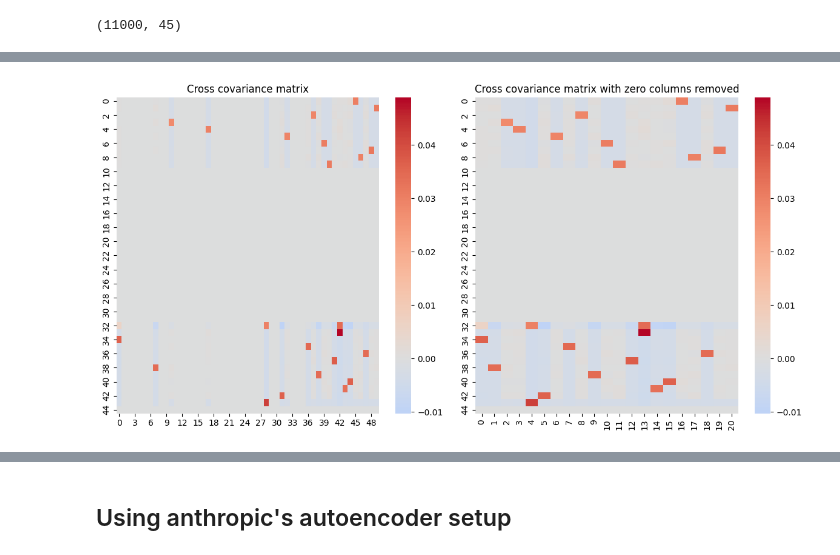
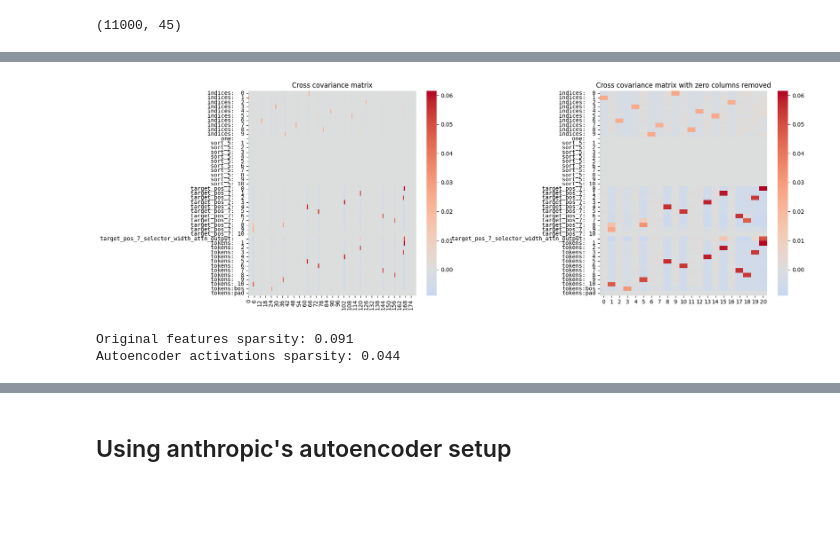
Before and after one commit to 0amp/feature_recovery, a Jupyter notebook: tracr/examples/ae_on_tracr.ipynb, the cells around one changed output, grey strips where cells are left out. Drawn from its saved outputs; the diff is of its cells as text; code cells hidden in the pictures; blank space fills up the shorter version.

```diff
--- a/tracr/examples/ae_on_tracr.ipynb
+++ b/tracr/examples/ae_on_tracr.ipynb
@@ -263,7 +274,7 @@ import torch.nn.functional as F
 torch_dataset = torch.tensor(post_attn_1, dtype=torch.float32)
 batch_size = 32
 
-train_set, test_set = torch.utils.data.random_split(post_attn_1, [5500, 5500])
+train_set, test_set = torch.utils.data.random_split(post_attn_1, [len(post_attn_1) // 2, len(post_attn_1) // 2])
 train_loader = torch.utils.data.DataLoader(train_set, batch_size=batch_size, shuffle=True)
 test_loader = torch.utils.data.DataLoader(test_set, batch_size=batch_size, shuffle=False)
 # %%
@@ -295,7 +306,8 @@ optimizer = torch.optim.Adam(ae.parameters(), lr=0.001)
 epochs = 100
 
 losses, recon_losses, sparsities, nnzs = [], [], [], []
-test_losses, test_recon_losses, test_sparsities, test_nnzs, test_acts = [], [], [], [], []
+test_losses, test_recon_losses, test_sparsities, test_nnzs = [], [], [], []
+effective_ranks = []
 
 pbar = tqdm(range(epochs))
 for epoch in pbar:
@@ -310,6 +322,7 @@ for epoch in pbar:
         sparsities.append(sparsity.item())
         nnzs.append(nnz.item())
 
+    test_acts = []
     with torch.no_grad():
         for batch in test_loader:
             test_loss, test_recon_loss, test_sparsity, test_nnz, test_act = ae.loss(batch)
@@ -318,6 +331,11 @@ for epoch in pbar:
             test_sparsities.append(test_sparsity.item())
             test_nnzs.append(test_nnz.item())
             test_acts.append(test_act.detach().cpu())
+    test_acts = torch.cat(test_acts, dim=0)
+    num_nonzero = torch.sum(test_acts != 0, dim=0)
+    nnz_idxs = torch.nonzero(num_nonzero).squeeze()
+    effective_rank = torch.linalg.matrix_rank(test_acts[:, nnz_idxs])
+    effective_ranks.append(effective_rank.item())
 
-    pbar.set_description(f"Loss: {loss.item():.3f}, Recon: {recon_loss.item():.3f}, Sparsity: {sparsity.item():.3f}, NNZ: {nnz.item():.3f}")
+    pbar.set_description(f"Loss: {loss.item():.3f}, Recon: {recon_loss.item():.3f}, Sparsity: {sparsity.item():.3f}, NNZ: {nnz.item():.3f}, Effective Rank: {effective_rank.item():.3f}")
 # %%
@@ -357,41 +378,58 @@ plt.show()
 # %%
 # how many neurons are active?
 
-test_acts = []
-nnz_idxs = set()
-
-with torch.no_grad():
-    for batch in test_loader:
-        test_loss, test_recon_loss, test_sparsity, test_nnz, test_act = ae.loss(batch)
-        idxs = torch.nonzero(test_act).flatten()
-        nnz_idxs.update(idxs.tolist())
-        test_acts.append(test_act.detach().cpu())
-
-nnz_idxs = list(nnz_idxs)
-test_acts = torch.cat(test_acts, dim=0)
-test_acts = test_acts[:, nnz_idxs]
+num_nonzero = torch.sum(test_acts != 0, dim=0)
+nnz_idxs = torch.nonzero(num_nonzero).flatten()
+# test_acts = test_acts[:, nnz_idxs]
 orig_features = torch.tensor(test_set.dataset[test_set.indices])
 
 # get cross covariance matrix between neurons
 test_acts_centered = test_acts - test_acts.mean(dim=0, keepdim=True)
 orig_features_centered = orig_features - orig_features.mean(dim=0, keepdim=True)
 
 cross_cov_mat = orig_features_centered.T @ test_acts_centered / (test_acts.shape[0] - 1)
-
-num_nonzero = torch.sum(cross_cov_mat != 0, dim=0)
-nonzero_idxs = torch.nonzero(num_nonzero).flatten()
-nnz_cross_cov_mat = cross_cov_mat[:, nonzero_idxs]
+nnz_test_acts = test_acts[:, nnz_idxs]
+nnz_cross_cov_mat = orig_features_centered.T @ nnz_test_acts / (test_acts.shape[0] - 1)
 
 # put both heatmaps side by side
-fig, axes = plt.subplots(nrows=1, ncols=2, figsize=(12, 6))
+fig, axes = plt.subplots(nrows=1, ncols=2, figsize=(18, 6))
 
 sns.heatmap(cross_cov_mat, cmap='coolwarm', center=0, ax=axes[0])
 axes[0].set_title('Cross covariance matrix')
 
+input_labels = {i for i in range(1, max_seq_len + 1)}
+value_width = max(map(len, map(str, input_labels))) + 1
+plt.sca(axes[0])
+plt.yticks(
+    np.arange(len(assembled_model.residual_labels))+0.5,
+    [tidy_label(l, value_width=value_width)
+        for l in assembled_model.residual_labels],
+    family='monospace',
+    fontsize=10, rotation=0)
+
 sns.heatmap(nnz_cross_cov_mat, cmap='coolwarm', center=0, ax=axes[1])
 axes[1].set_title('Cross covariance matrix with zero columns removed')
 
+plt.sca(axes[1])
+plt.yticks(
+    np.arange(len(assembled_model.residual_labels))+0.5,
+    [tidy_label(l, value_width=value_width)
+        for l in assembled_model.residual_labels],
+    family='monospace',
+    fontsize=10, rotation=0)
+
 plt.tight_layout()
 plt.show()
 # %% [output]
-[figure, old version]
+[figure, new version]
+# %%
+# check that test_acts is actually sparser
+
+of_sparsity = torch.abs(orig_features).mean(dim=0)
+ae_sparsity = torch.abs(nnz_test_acts).mean(dim=0)
+
+print(f"Original features sparsity: {of_sparsity.mean():.3f}")
+print(f"Autoencoder activations sparsity: {ae_sparsity.mean():.3f}")
+# %% [output]
+Original features sparsity: 0.091
+Autoencoder activations sparsity: 0.044
```
Also changed, not shown: parts of 12 cells of this notebook.
